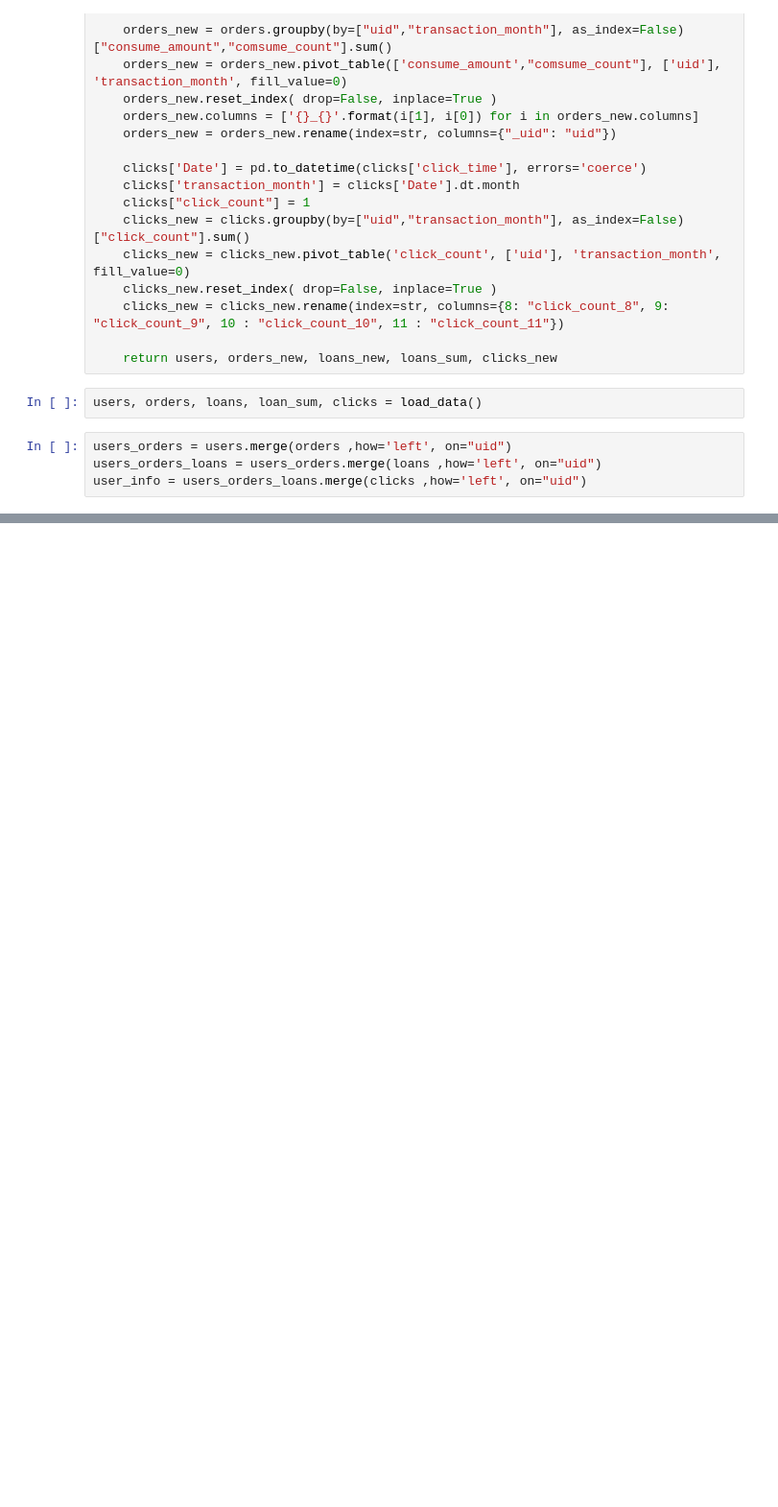
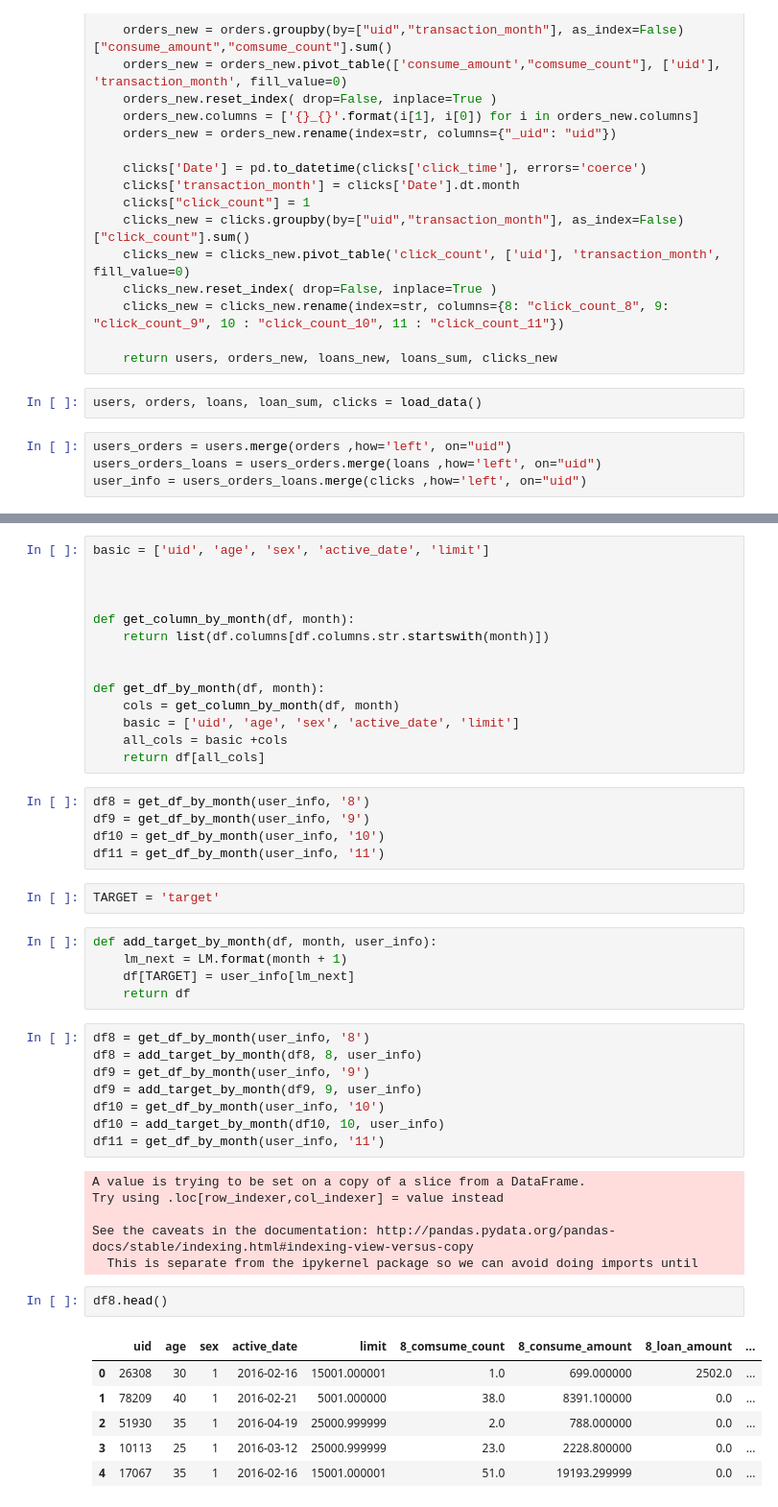
Before and after one commit to YulinGUO/LoanForecasting, a Jupyter notebook: pys/load.ipynb, the cells around one changed output, grey strips where cells are left out. Shown at 96% size. Drawn from its saved outputs; the diff is of its cells as text; blank space fills up the shorter version.

Commit message:
data split added

```diff
--- a/pys/load.ipynb
+++ b/pys/load.ipynb
@@ -95,0 +264,49 @@ list(user_info)
+# %%
+basic = ['uid', 'age', 'sex', 'active_date', 'limit']
+
+
+
+def get_column_by_month(df, month):
+    return list(df.columns[df.columns.str.startswith(month)])
+
+
+def get_df_by_month(df, month):
+    cols = get_column_by_month(df, month)
+    basic = ['uid', 'age', 'sex', 'active_date', 'limit']
+    all_cols = basic +cols
+    return df[all_cols]
+# %%
+df8 = get_df_by_month(user_info, '8')
+df9 = get_df_by_month(user_info, '9')
+df10 = get_df_by_month(user_info, '10')
+df11 = get_df_by_month(user_info, '11')
+# %%
+TARGET = 'target'
+# %%
+def add_target_by_month(df, month, user_info):
+    lm_next = LM.format(month + 1)
+    df[TARGET] = user_info[lm_next]
+    return df
+# %%
+df8 = get_df_by_month(user_info, '8')
+df8 = add_target_by_month(df8, 8, user_info)
+df9 = get_df_by_month(user_info, '9')
+df9 = add_target_by_month(df9, 9, user_info)
+df10 = get_df_by_month(user_info, '10')
+df10 = add_target_by_month(df10, 10, user_info)
+df11 = get_df_by_month(user_info, '11')
+# %% [output]
+A value is trying to be set on a copy of a slice from a DataFrame.
+Try using .loc[row_indexer,col_indexer] = value instead
+
+See the caveats in the documentation: http://pandas.pydata.org/pandas-docs/stable/indexing.html#indexing-view-versus-copy
+  This is separate from the ipykernel package so we can avoid doing imports until
+# %%
+df8.head()
+# %% [output]
+|  | uid | age | sex | active_date | limit | 8_comsume_count | 8_consume_amount | 8_loan_amount | ... |
+| 0 | 26308 | 30 | 1 | 2016-02-16 | 15001.000001 | 1.0 | 699.000000 | 2502.0 | ... |
+| 1 | 78209 | 40 | 1 | 2016-02-21 | 5001.000000 | 38.0 | 8391.100000 | 0.0 | ... |
+| 2 | 51930 | 35 | 1 | 2016-04-19 | 25000.999999 | 2.0 | 788.000000 | 0.0 | ... |
+| 3 | 10113 | 25 | 1 | 2016-03-12 | 25000.999999 | 23.0 | 2228.800000 | 0.0 | ... |
+| 4 | 17067 | 35 | 1 | 2016-02-16 | 15001.000001 | 51.0 | 19193.299999 | 0.0 | ... |
```
Also changed, not shown: parts of 37 cells of this notebook, 2 other files.
